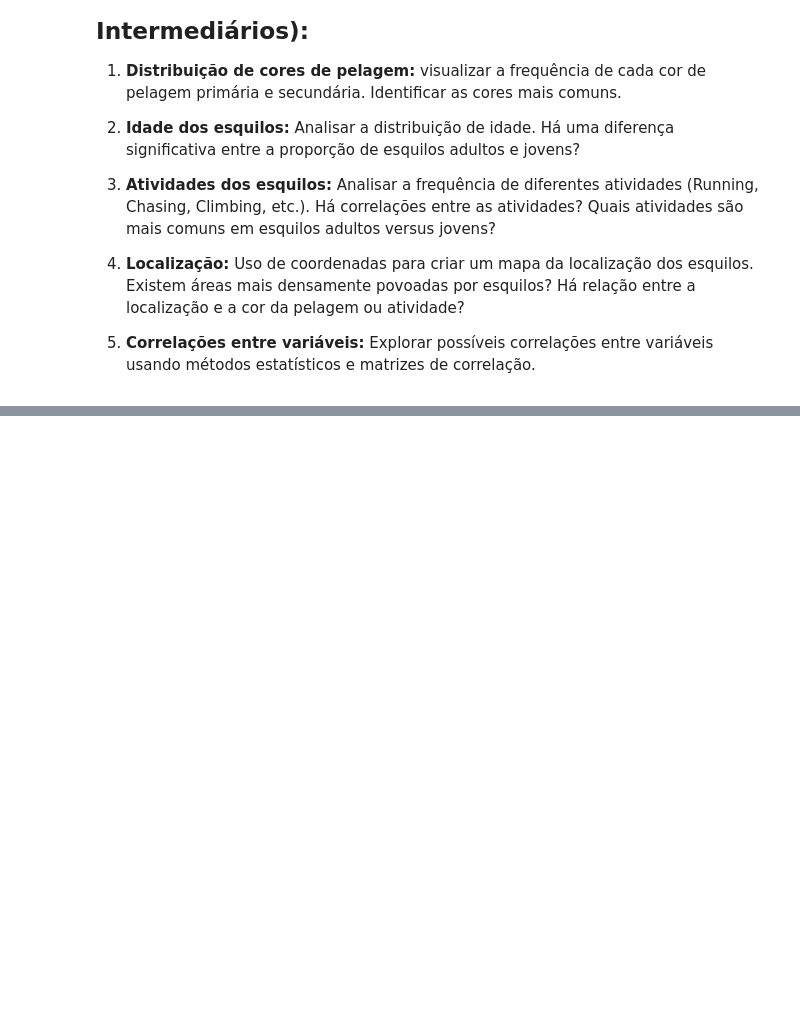
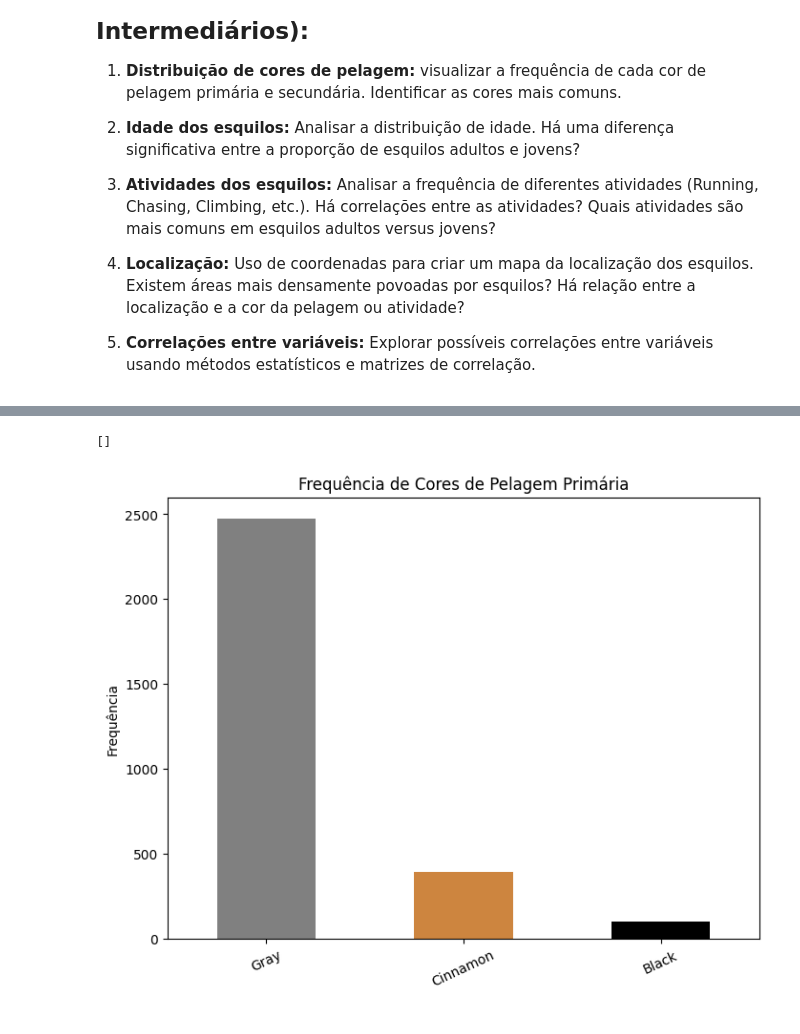
Before and after one commit to Mustasheep/Central-Park-Squirrel-Census, a Jupyter notebook: Central_Park_Squirrel_Census.ipynb, the cells around one changed output, grey strips where cells are left out. Saved outputs shown, nothing was run; the diff lists cells and outputs as text; code cells hidden in the pictures; blank space fills up the shorter version.

```diff
--- a/Central_Park_Squirrel_Census.ipynb
+++ b/Central_Park_Squirrel_Census.ipynb
@@ -142,3 +129,7 @@ new_squirrel_data.head()
 4. **Localização:** Uso de coordenadas para criar um mapa da localização dos esquilos.  Existem áreas mais densamente povoadas por esquilos?  Há relação entre a localização e a cor da pelagem ou atividade?
 
 5. **Correlações entre variáveis:** Explorar possíveis correlações entre variáveis usando métodos estatísticos e matrizes de correlação.
+# %%
+# Visualizar a frequência de Primary Fur Color e Highlight Fur Color
+color_counts = new_squirrel_data['Primary Fur Color'].value_counts()
+color_counts
@@ -144,0 +143,12 @@ new_squirrel_data.head()
+# %%
+f_colors = ['gray', 'peru', 'black']
+plt.figure(figsize=(8, 6))
+color_counts.plot(kind='bar', color=f_colors)
+plt.title('Frequência de Cores de Pelagem Primária')
+plt.xlabel(' ')
+plt.xticks(rotation=25)
+plt.ylabel('Frequência')
+plt.plot()
+# %% [output]
+[]
+[figure, added]
```
Also changed, not shown: parts of 4 cells of this notebook.
